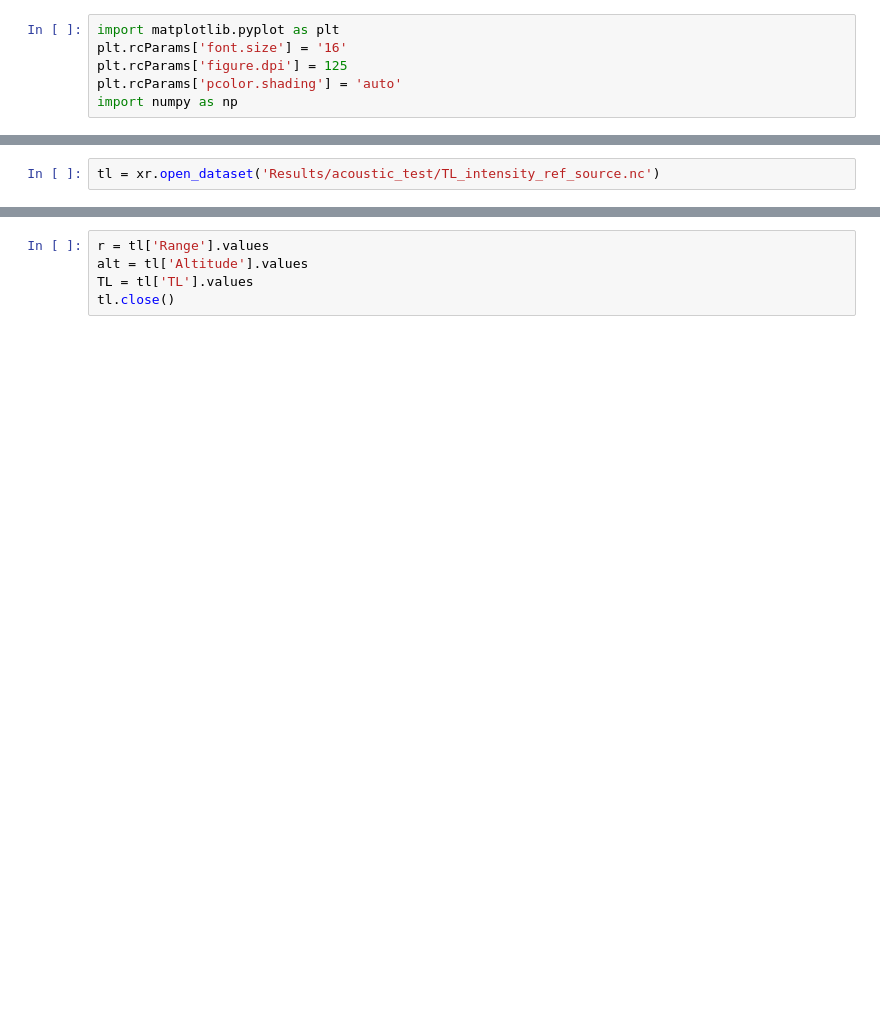
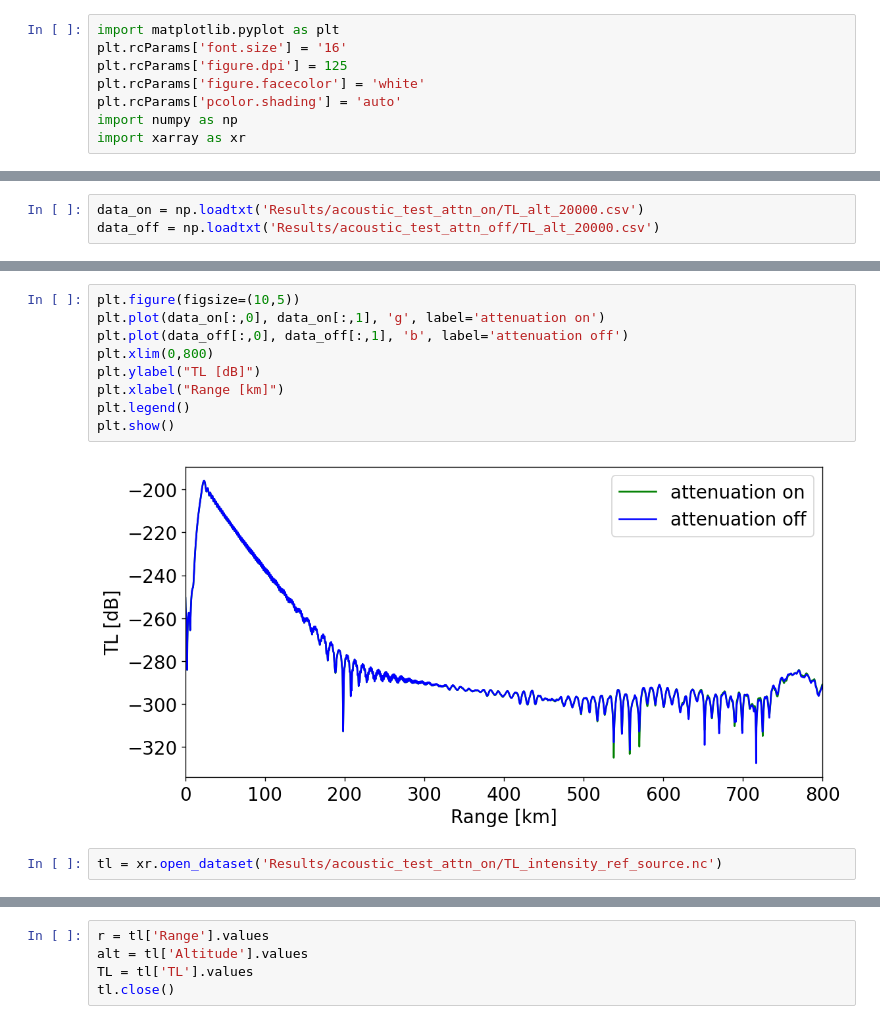
Before and after one commit to Gilaverbuch/SA_FFP, a Jupyter notebook: SA FFP notebook.ipynb, the cells around one changed output, grey strips where cells are left out. Drawn from its saved outputs; the diff is of its cells as text; blank space fills up the shorter version.

Commit message:
added atm attenuation

```diff
--- a/SA FFP notebook.ipynb
+++ b/SA FFP notebook.ipynb
@@ -2,7 +2,9 @@
 import matplotlib.pyplot as plt
 plt.rcParams['font.size'] = '16'
 plt.rcParams['figure.dpi'] = 125
+plt.rcParams['figure.facecolor'] = 'white'
 plt.rcParams['pcolor.shading'] = 'auto'
 import numpy as np
+import xarray as xr
 # %%
 %run FFP_SA.py input-parameters
@@ -14,0 +25,3 @@ plt.show()
+# %%
+data_on = np.loadtxt('Results/acoustic_test_attn_on/TL_alt_20000.csv')
+data_off = np.loadtxt('Results/acoustic_test_attn_off/TL_alt_20000.csv')
@@ -15,4 +36,15 @@ plt.show()
+# %%
+plt.figure(figsize=(10,5))
+plt.plot(data_on[:,0], data_on[:,1], 'g', label='attenuation on')
+plt.plot(data_off[:,0], data_off[:,1], 'b', label='attenuation off')
+plt.xlim(0,800)
+plt.ylabel("TL [dB]")
+plt.xlabel("Range [km]")
+plt.legend()
+plt.show()
+# %% [output]
+[figure, added]
 # %%
-tl = xr.open_dataset('Results/acoustic_test/TL_intensity_ref_source.nc')
+tl = xr.open_dataset('Results/acoustic_test_attn_on/TL_intensity_ref_source.nc')
 # %%
 tl
```
Also changed, not shown: parts of 7 cells of this notebook, 12 other files.
